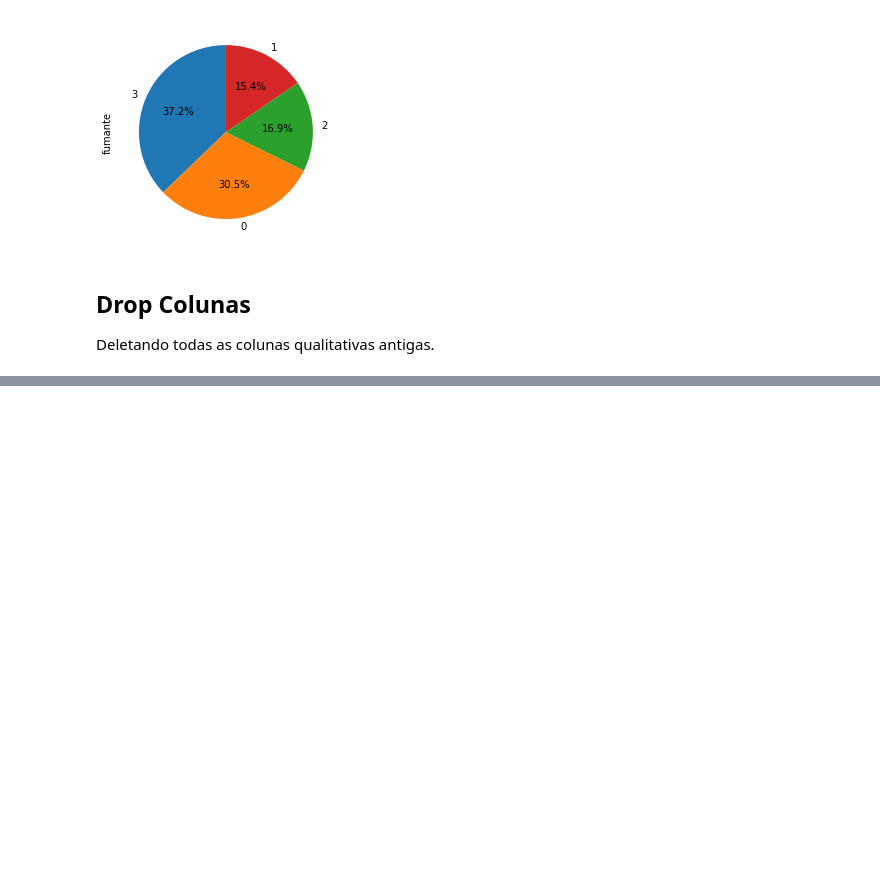
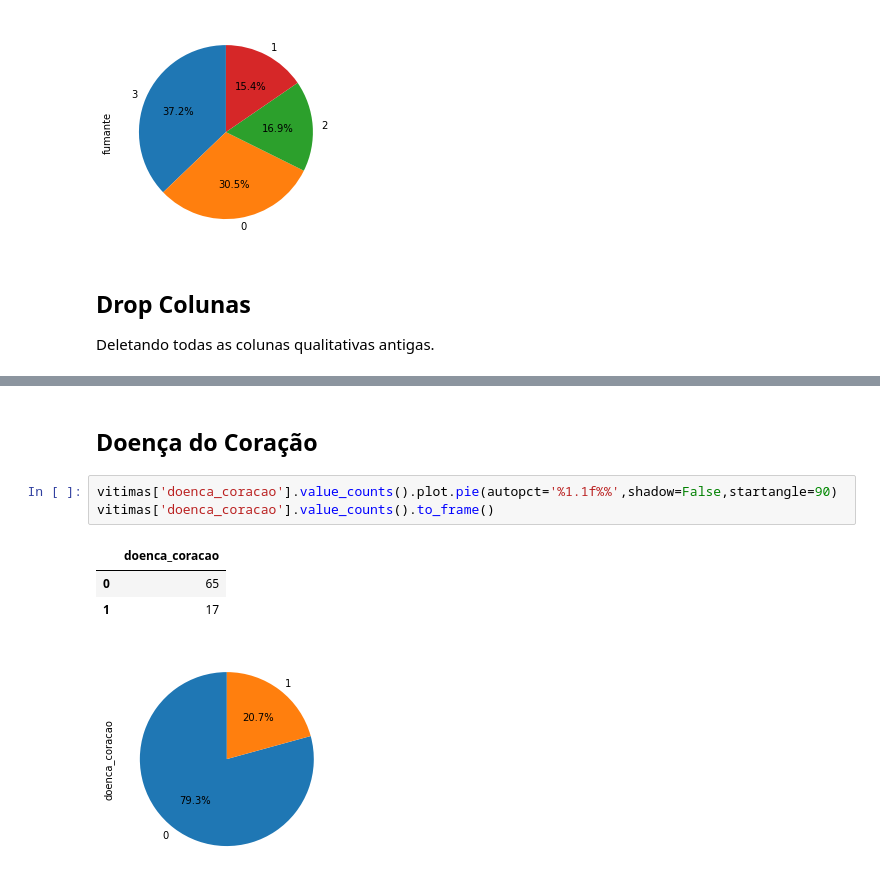
Before and after one commit to brulilika/TCC, a Jupyter notebook: Estudo.ipynb, the cells around one changed output, grey strips where cells are left out. Drawn from its saved outputs; the diff is of its cells as text; blank space fills up the shorter version.

```diff
--- a/Estudo.ipynb
+++ b/Estudo.ipynb
@@ -330,0 +380,11 @@ vitimas['idade'].value_counts().plot.bar()
+# %% [markdown]
+Doença do Coração
+---
+# %%
+vitimas['doenca_coracao'].value_counts().plot.pie(autopct='%1.1f%%',shadow=False,startangle=90)
+vitimas['doenca_coracao'].value_counts().to_frame()
+# %% [output]
+|  | doenca_coracao |
+| 0 | 65 |
+| 1 | 17 |
+[figure, added]
```
Also changed, not shown: parts of 24 cells of this notebook.
